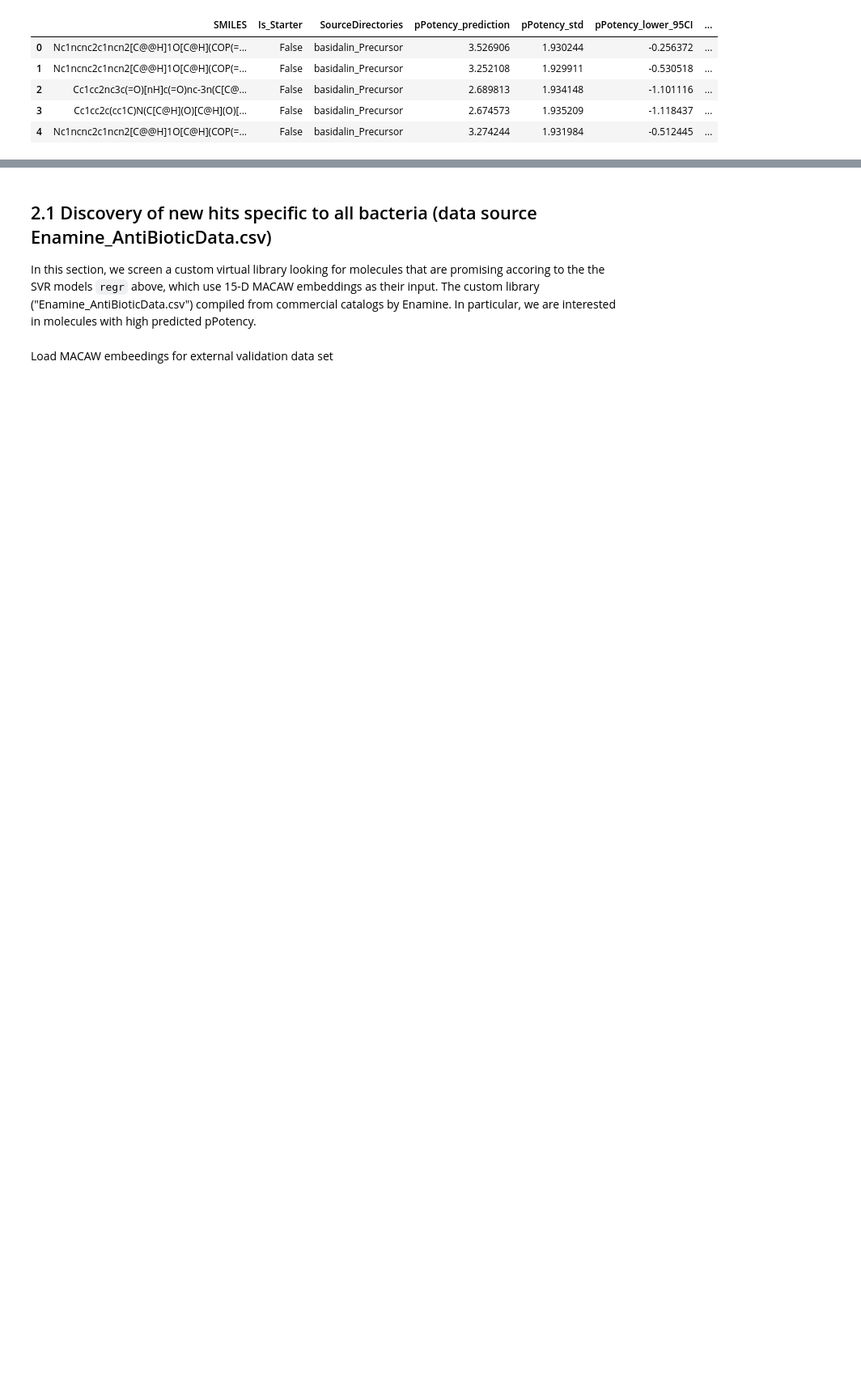
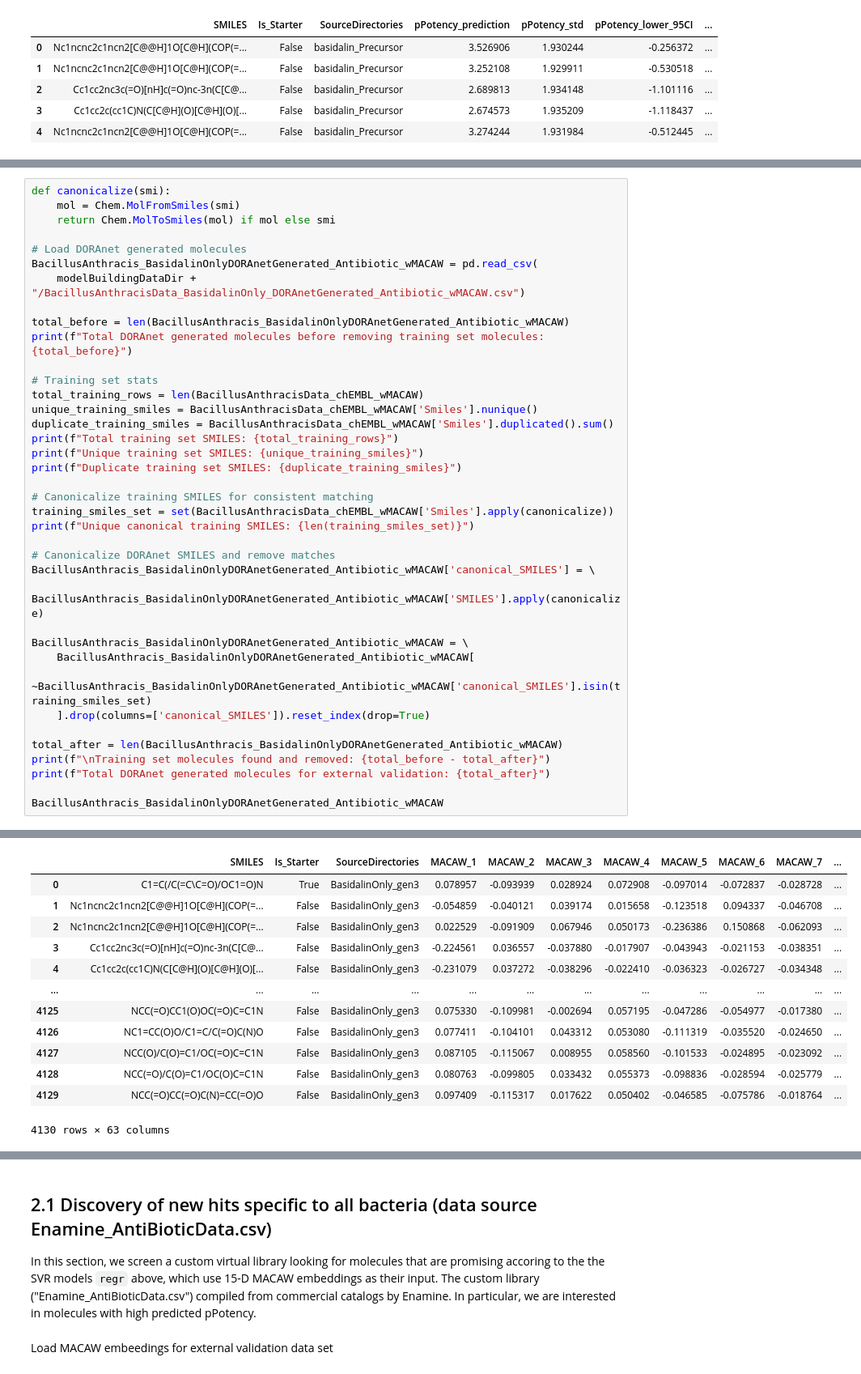
Before and after one commit to soumyadeepghosh35/DTRA_ART, a Jupyter notebook: DTRA_project_notebooks/Step5_ART_BacillusAnthracis.ipynb, the cells around one changed output, grey strips where cells are left out. Shown at 81% size. Saved outputs shown, nothing was run; the diff lists cells and outputs as text; blank space fills up the shorter version.

```diff
--- a/DTRA_project_notebooks/Step5_ART_BacillusAnthracis.ipynb
+++ b/DTRA_project_notebooks/Step5_ART_BacillusAnthracis.ipynb
@@ -460,0 +469,39 @@ Total predictions: 651811
+# %%
+def canonicalize(smi):
+    mol = Chem.MolFromSmiles(smi)
+    return Chem.MolToSmiles(mol) if mol else smi
+
+# Load DORAnet generated molecules
+BacillusAnthracis_BasidalinOnlyDORAnetGenerated_Antibiotic_wMACAW = pd.read_csv(
+    modelBuildingDataDir + "/BacillusAnthracisData_BasidalinOnly_DORAnetGenerated_Antibiotic_wMACAW.csv")
+
+total_before = len(BacillusAnthracis_BasidalinOnlyDORAnetGenerated_Antibiotic_wMACAW)
+print(f"Total DORAnet generated molecules before removing training set molecules: {total_before}")
+
+# Training set stats
+total_training_rows = len(BacillusAnthracisData_chEMBL_wMACAW)
+unique_training_smiles = BacillusAnthracisData_chEMBL_wMACAW['Smiles'].nunique()
+duplicate_training_smiles = BacillusAnthracisData_chEMBL_wMACAW['Smiles'].duplicated().sum()
+print(f"Total training set SMILES: {total_training_rows}")
+print(f"Unique training set SMILES: {unique_training_smiles}")
+print(f"Duplicate training set SMILES: {duplicate_training_smiles}")
+
+# Canonicalize training SMILES for consistent matching
+training_smiles_set = set(BacillusAnthracisData_chEMBL_wMACAW['Smiles'].apply(canonicalize))
+print(f"Unique canonical training SMILES: {len(training_smiles_set)}")
+
+# Canonicalize DORAnet SMILES and remove matches
+BacillusAnthracis_BasidalinOnlyDORAnetGenerated_Antibiotic_wMACAW['canonical_SMILES'] = \
+    BacillusAnthracis_BasidalinOnlyDORAnetGenerated_Antibiotic_wMACAW['SMILES'].apply(canonicalize)
+
+BacillusAnthracis_BasidalinOnlyDORAnetGenerated_Antibiotic_wMACAW = \
+    BacillusAnthracis_BasidalinOnlyDORAnetGenerated_Antibiotic_wMACAW[
+        ~BacillusAnthracis_BasidalinOnlyDORAnetGenerated_Antibiotic_wMACAW['canonical_SMILES'].isin(training_smiles_set)
+    ].drop(columns=['canonical_SMILES']).reset_index(drop=True)
+
+total_after = len(BacillusAnthracis_BasidalinOnlyDORAnetGenerated_Antibiotic_wMACAW)
+print(f"\nTraining set molecules found and removed: {total_before - total_after}")
+print(f"Total DORAnet generated molecules for external validation: {total_after}")
+
+BacillusAnthracis_BasidalinOnlyDORAnetGenerated_Antibiotic_wMACAW
+# %% [output]
@@ -460,0 +516,13 @@ Total predictions: 651811
+|  | SMILES | Is_Starter | SourceDirectories | MACAW_1 | MACAW_2 | MACAW_3 | MACAW_4 | MACAW_5 | MACAW_6 | MACAW_7 | ... |
+| 0 | C1=C(/C(=C\C=O)/OC1=O)N | True | BasidalinOnly_gen3 | 0.078957 | -0.093939 | 0.028924 | 0.072908 | -0.097014 | -0.072837 | -0.028728 | ... |
+| 1 | Nc1ncnc2c1ncn2[C@@H]1O[C@H](COP(=... | False | BasidalinOnly_gen3 | -0.054859 | -0.040121 | 0.039174 | 0.015658 | -0.123518 | 0.094337 | -0.046708 | ... |
+| 2 | Nc1ncnc2c1ncn2[C@@H]1O[C@H](COP(=... | False | BasidalinOnly_gen3 | 0.022529 | -0.091909 | 0.067946 | 0.050173 | -0.236386 | 0.150868 | -0.062093 | ... |
+| 3 | Cc1cc2nc3c(=O)[nH]c(=O)nc-3n(C[C@... | False | BasidalinOnly_gen3 | -0.224561 | 0.036557 | -0.037880 | -0.017907 | -0.043943 | -0.021153 | -0.038351 | ... |
+| 4 | Cc1cc2c(cc1C)N(C[C@H](O)[C@H](O)[... | False | BasidalinOnly_gen3 | -0.231079 | 0.037272 | -0.038296 | -0.022410 | -0.036323 | -0.026727 | -0.034348 | ... |
+| ... | ... | ... | ... | ... | ... | ... | ... | ... | ... | ... | ... |
+| 4125 | NCC(=O)CC1(O)OC(=O)C=C1N | False | BasidalinOnly_gen3 | 0.075330 | -0.109981 | -0.002694 | 0.057195 | -0.047286 | -0.054977 | -0.017380 | ... |
+| 4126 | NC1=CC(O)O/C1=C/C(=O)C(N)O | False | BasidalinOnly_gen3 | 0.077411 | -0.104101 | 0.043312 | 0.053080 | -0.111319 | -0.035520 | -0.024650 | ... |
+| 4127 | NCC(O)/C(O)=C1/OC(=O)C=C1N | False | BasidalinOnly_gen3 | 0.087105 | -0.115067 | 0.008955 | 0.058560 | -0.101533 | -0.024895 | -0.023092 | ... |
+| 4128 | NCC(=O)/C(O)=C1/OC(O)C=C1N | False | BasidalinOnly_gen3 | 0.080763 | -0.099805 | 0.033432 | 0.055373 | -0.098836 | -0.028594 | -0.025779 | ... |
+| 4129 | NCC(=O)CC(=O)C(N)=CC(=O)O | False | BasidalinOnly_gen3 | 0.097409 | -0.115317 | 0.017622 | 0.050402 | -0.046585 | -0.075786 | -0.018764 | ... |
+4130 rows × 63 columns
```
Also changed, not shown: parts of 7 cells of this notebook, 3 other files.
